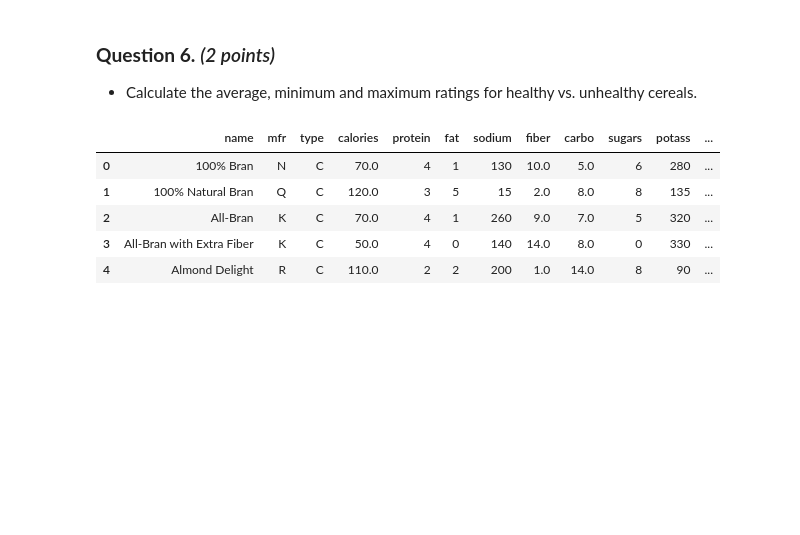
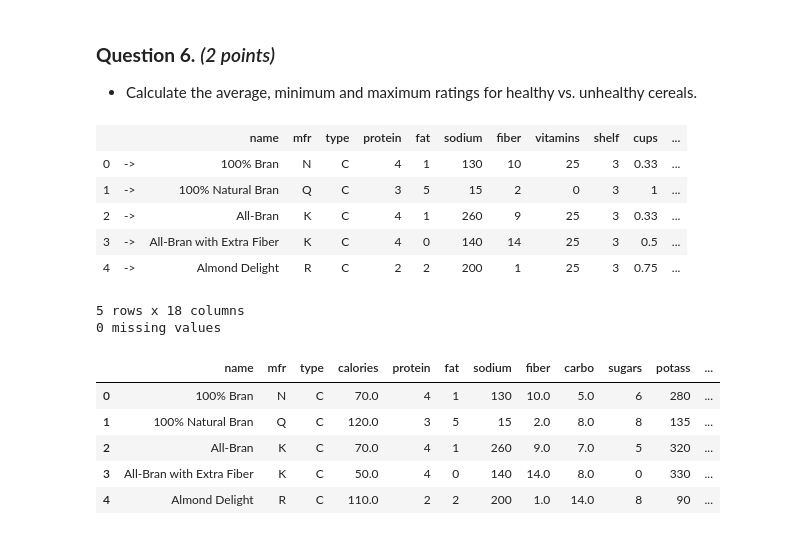
Before and after one commit to Alkasai/3250B, a Jupyter notebook: notebooks/[fsharp] Assignment 1.ipynb, the cells around one changed output. Cells and saved outputs as stored; diff of their text form; code cells hidden in the pictures; blank space fills up the shorter version.

```diff
--- a/notebooks/[fsharp] Assignment 1.ipynb
+++ b/notebooks/[fsharp] Assignment 1.ipynb
@@ -413,6 +441,17 @@ df[["mfr", "healthyness"]]\
 # %% [markdown]
 ### **Question 6.** _(2 points)_
 * Calculate the average, minimum and maximum ratings for healthy vs. unhealthy cereals.
+# %%
+df |> Frame.take 5
+# %% [output]
+|  |  | name | mfr | type | protein | fat | sodium | fiber | vitamins | shelf | cups | ... |
+| 0 | -> | 100% Bran | N | C | 4 | 1 | 130 | 10 | 25 | 3 | 0.33 | ... |
+| 1 | -> | 100% Natural Bran | Q | C | 3 | 5 | 15 | 2 | 0 | 3 | 1 | ... |
+| 2 | -> | All-Bran | K | C | 4 | 1 | 260 | 9 | 25 | 3 | 0.33 | ... |
+| 3 | -> | All-Bran with Extra Fiber | K | C | 4 | 0 | 140 | 14 | 25 | 3 | 0.5 | ... |
+| 4 | -> | Almond Delight | R | C | 2 | 2 | 200 | 1 | 25 | 3 | 0.75 | ... |
+5 rows x 18 columns
+0 missing values
 # %%
 df.head()
 # %% [output]
```
Also changed, not shown: parts of 6 cells of this notebook.
